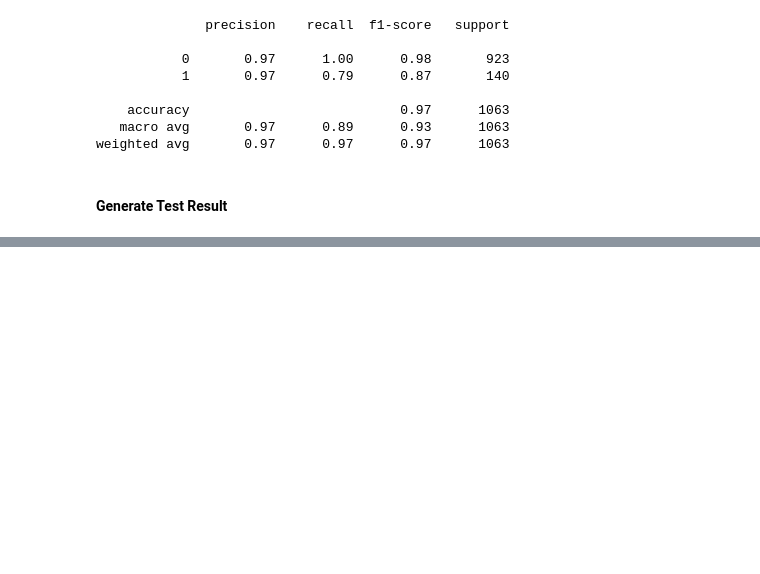
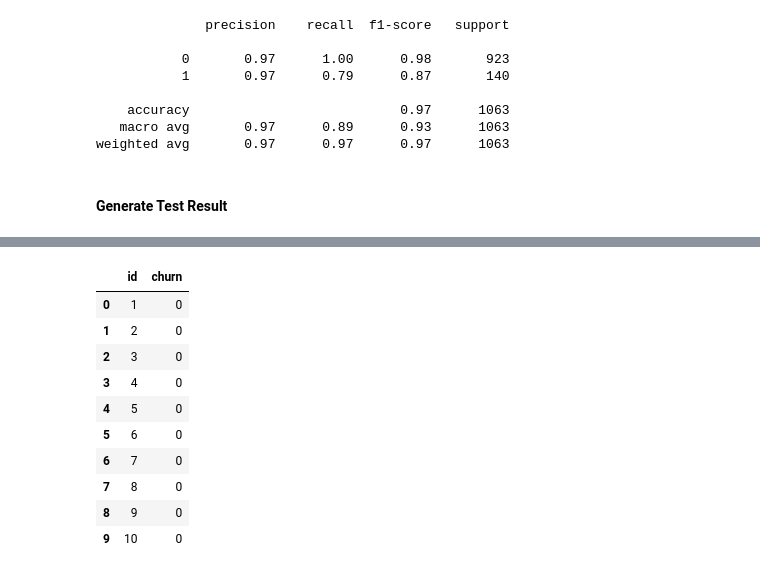
Before and after one commit to Fine2Gitup/Data-Mining, a Jupyter notebook: Prediction.ipynb, the cells around one changed output, grey strips where cells are left out. Drawn from its saved outputs; the diff is of its cells as text; code cells hidden in the pictures; blank space fills up the shorter version.

```diff
--- a/Prediction.ipynb
+++ b/Prediction.ipynb
@@ -309,4 +309,5 @@ weighted avg       0.97      0.97      0.97      1063
 # %% [markdown]
 #### Generate Test Result
 # %%
-test_data = pd.read_csv('Test1.0.csv',sep=',')
+test_data = pd.read_csv('Test1.0.csv',sep=',',index_col=0)
+test_data.info()
@@ -312,0 +335,20 @@ test_data = pd.read_csv('Test1.0.csv',sep=',')
+# %%
+pre_data = test_data.drop('id',axis=1)
+prediction_LR = LR.predict(pre_data)
+# %%
+result_LR = pd.DataFrame()
+result_LR['id'] = test_data['id']
+result_LR['churn'] = prediction_LR
+result_LR.head(10)
+# %% [output]
+|  | id | churn |
+| 0 | 1 | 0 |
+| 1 | 2 | 0 |
+| 2 | 3 | 0 |
+| 3 | 4 | 0 |
+| 4 | 5 | 0 |
+| 5 | 6 | 0 |
+| 6 | 7 | 0 |
+| 7 | 8 | 0 |
+| 8 | 9 | 0 |
+| 9 | 10 | 0 |
```
Also changed, not shown: parts of 5 cells of this notebook, 2 other files.
